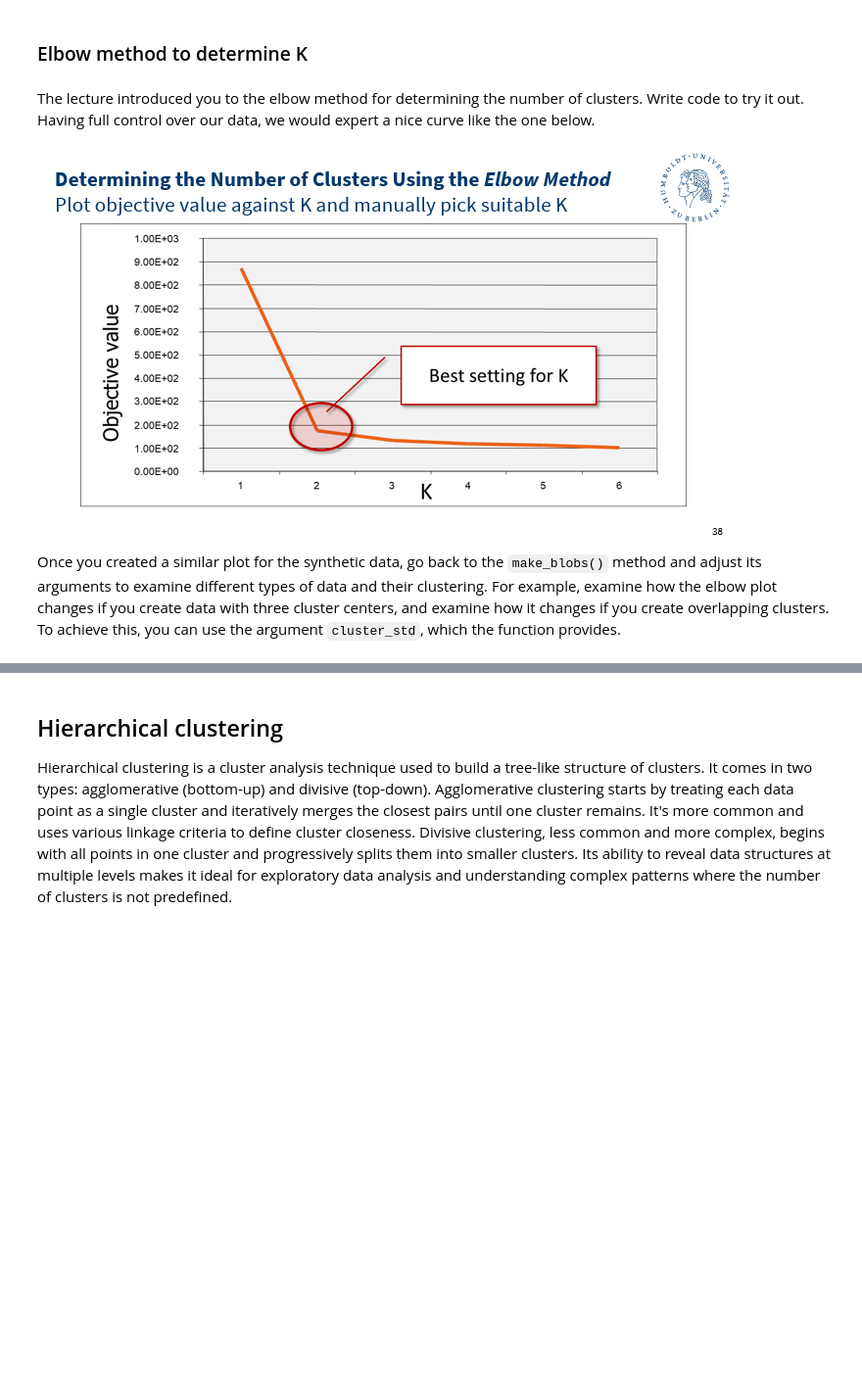
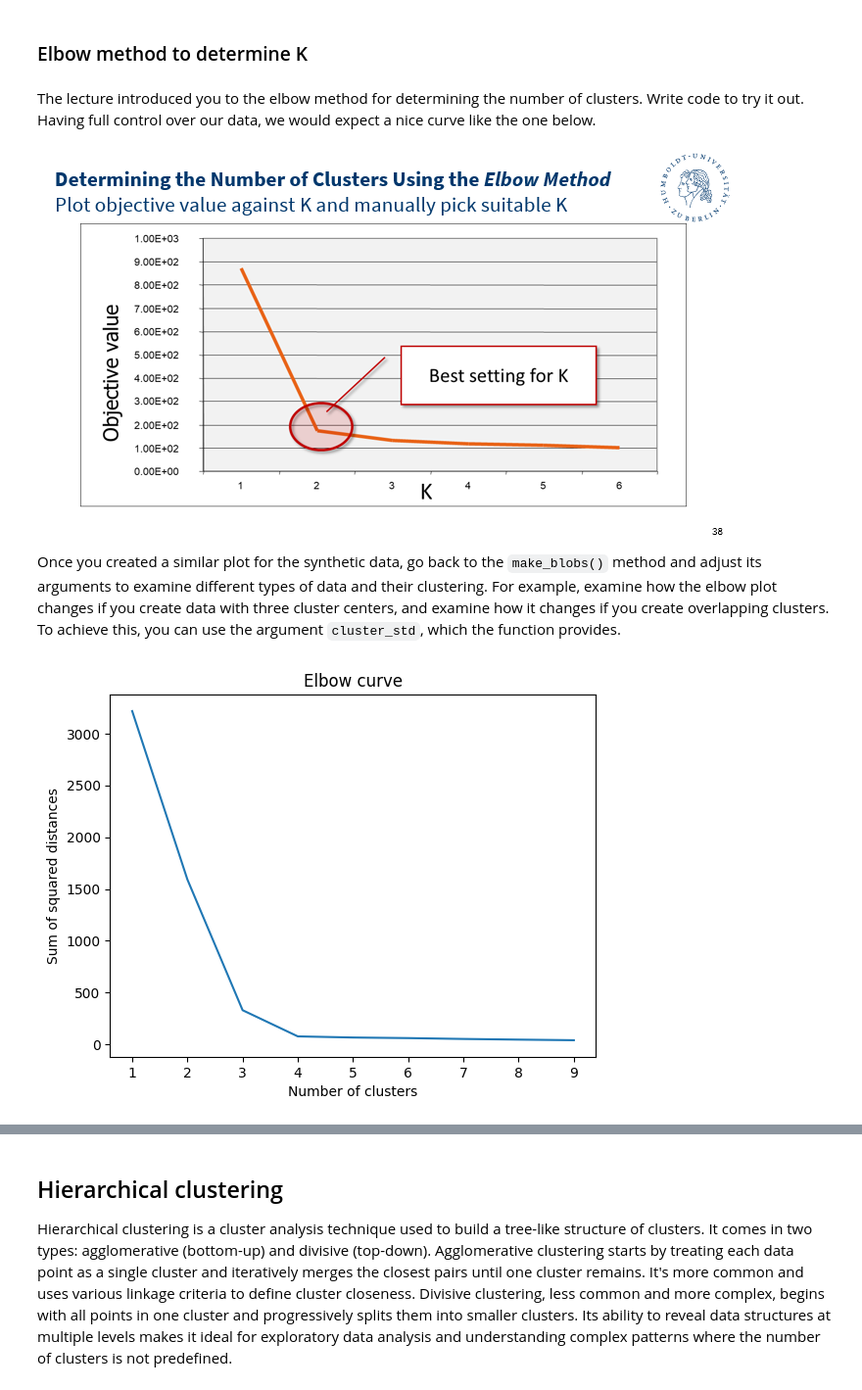
Before and after one commit to Humboldt-WI/IPML, a Jupyter notebook: tutorial_notebooks/t5_clustering_solution.ipynb, the cells around one changed output, grey strips where cells are left out. Shown at 98% size. Saved outputs shown, nothing was run; the diff lists cells and outputs as text; code cells hidden in the pictures; blank space fills up the shorter version.

```diff
--- a/tutorial_notebooks/t5_clustering_solution.ipynb
+++ b/tutorial_notebooks/t5_clustering_solution.ipynb
@@ -140,7 +110,7 @@ plt.show()
 # %% [markdown]
 ### Elbow method to determine K
 # %% [markdown]
-The lecture introduced you to the elbow method for determining the number of clusters. Write code to try it out. Having full control over our data, we would expert a nice curve like the one below.
+The lecture introduced you to the elbow method for determining the number of clusters. Write code to try it out. Having full control over our data, we would expect a nice curve like the one below.
 
 ![image.png](attachment:5f5bf91e-46e3-468c-9773-c4ad232e046f.png)
 
@@ -150 +118,17 @@ Once you created a similar plot for the synthetic data, go back to the `make_blo
+# %%
+# Determine the number of clusters using the elbow method
+inertias = []
+search_range = range(1, 10)
+
+for i in search_range:
+    kmeans = KMeans(n_clusters=i, random_state=42, n_init="auto").fit(blobs)
+    inertias.append(kmeans.inertia_)
+
+plt.plot(search_range, inertias)
+plt.title('Elbow curve')
+plt.xlabel('Number of clusters')
+plt.ylabel('Sum of squared distances')
+plt.show()
+# %% [output]
+[figure, added]
 # %% [markdown]
```
Also changed, not shown: parts of 23 cells of this notebook.
